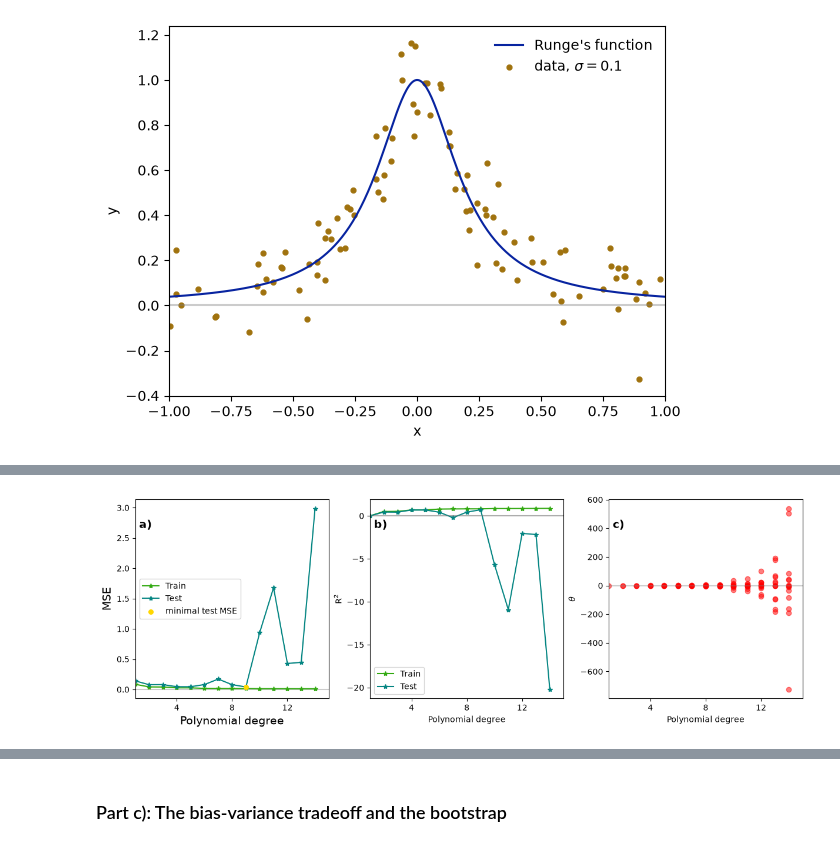
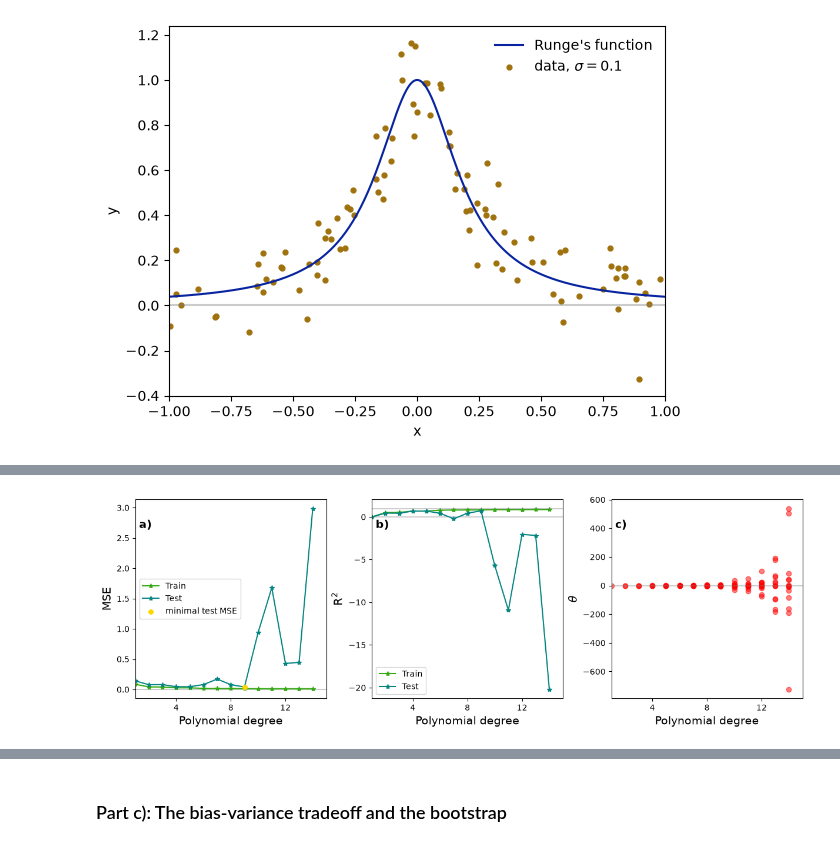
Before and after one commit to lukasMK01/FYS-STK4155, a Jupyter notebook: project_1/wip_project1.ipynb, the cells around one changed output, grey strips where cells are left out. Drawn from its saved outputs; the diff is of its cells as text; code cells hidden in the pictures.

```diff
--- a/project_1/wip_project1.ipynb
+++ b/project_1/wip_project1.ipynb
@@ -158,36 +156,36 @@ for a in ax:
     # a.grid()
     a.set_xticks(np.arange(0,16,4))
     a.set_xlim(1,15)
     # a.set_yscale('log')
     a.hlines(0,16,0, color='grey', alpha=0.4)
 
 
 ax[0].plot(xx,mse_train,"b*-",label="Train", color=train_color)
 ax[0].plot(xx,mse_test,"r*-",label="Test", color=test_color)
 ax[0].set_ylabel("MSE", fontsize=14)
 ax[0].set_xlabel("Polynomial degree", fontsize=14)
 ax[0].scatter(xx[np.argmin(mse_test)], np.min(mse_test), color='gold', marker='o', s=30, zorder=5, label='minimal test MSE')
 ax[0].legend()
 ax[0].text(0.02, 0.9, 'a)', transform=ax[0].transAxes, fontsize=14, fontweight="bold", va="top", ha="left")
 
 ax[1].plot(xx,r2_train,"b*-",label="Train", color=train_color)
 ax[1].plot(xx,r2_test,"r*-",label="Test", color=test_color)
-ax[1].set_ylabel("R$^2$")
-ax[1].set_xlabel("Polynomial degree")
+ax[1].set_ylabel("R$^2$", fontsize=14)
+ax[1].set_xlabel("Polynomial degree", fontsize=14)
 ax[1].legend()
 ax[1].text(0.02, 0.9, 'b)', transform=ax[1].transAxes, fontsize=14, fontweight="bold", va="top", ha="left")
-ax[1].hlines(0,16,1, color='grey', alpha=0.4)
+ax[1].hlines(1,16,0, color='grey', alpha=0.4)
 # ax[1].set_ylim([1e-9, 1e0])
 
 for i in range(len(save_theta)):
     ax[2].scatter(np.full(i+1, xx[i]), save_theta[i], color='r', alpha=0.5)
 # ax[2].plot(xx,save_theta,"r*-",label="Test")
-ax[2].set_ylabel(r"$\theta$")
-ax[2].set_xlabel("Polynomial degree")
+ax[2].set_ylabel(r"$\theta$", fontsize=14)
+ax[2].set_xlabel("Polynomial degree", fontsize=14)
 ax[2].text(0.02, 0.9, 'c)', transform=ax[2].transAxes, fontsize=14, fontweight="bold", va="top", ha="left")
 
 
 
 plt.show()
 # %% [output]
-[figure, old version]
+[figure, new version]
```
Also changed, not shown: parts of 36 cells of this notebook.
